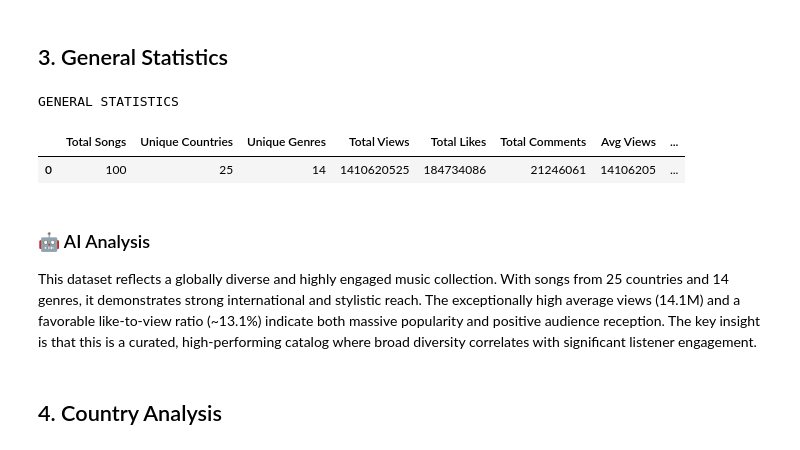
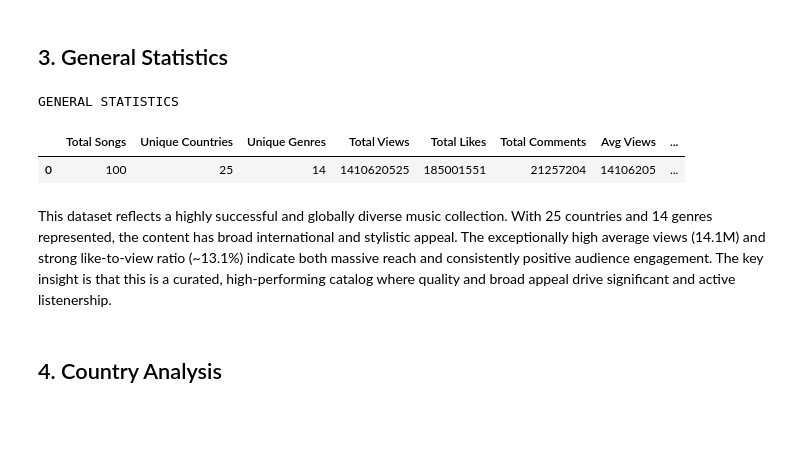
Before and after one commit to adroguetth/Music-Charts-Intelligence, a Jupyter notebook: Notebook_EN/weekly/youtube_charts_2026-W14.ipynb, the cells around one changed output. Drawn from its saved outputs; the diff is of its cells as text; code cells hidden in the pictures; blank space fills up the shorter version.

Commit message:
Weekly charts analysis - 2026-W14 [skip ci]

```diff
--- a/Notebook_EN/weekly/youtube_charts_2026-W14.ipynb
+++ b/Notebook_EN/weekly/youtube_charts_2026-W14.ipynb
@@ -102,27 +110,25 @@ df.head()
 # %%
 
 stats = pd.DataFrame({
     'Total Songs': [100],
     'Unique Countries': [25],
     'Unique Genres': [14],
     'Total Views': [1410620525],
-    'Total Likes': [184734086],
-    'Total Comments': [21246061],
+    'Total Likes': [185001551],
+    'Total Comments': [21257204],
     'Avg Views': [14106205],
-    'Avg Likes': [1847341]
+    'Avg Likes': [1850016]
 })
 
 print("GENERAL STATISTICS")
 display(stats)
 # %% [output]
 GENERAL STATISTICS
 |  | Total Songs | Unique Countries | Unique Genres | Total Views | Total Likes | Total Comments | Avg Views | ... |
-| 0 | 100 | 25 | 14 | 1410620525 | 184734086 | 21246061 | 14106205 | ... |
+| 0 | 100 | 25 | 14 | 1410620525 | 185001551 | 21257204 | 14106205 | ... |
 # %% [markdown]
 
-### 🤖 AI Analysis
-
-This dataset reflects a globally diverse and highly engaged music collection. With songs from 25 countries and 14 genres, it demonstrates strong international and stylistic reach. The exceptionally high average views (14.1M) and a favorable like-to-view ratio (~13.1%) indicate both massive popularity and positive audience reception. The key insight is that this is a curated, high-performing catalog where broad diversity correlates with significant listener engagement.
+This dataset reflects a highly successful and globally diverse music collection. With 25 countries and 14 genres represented, the content has broad international and stylistic appeal. The exceptionally high average views (14.1M) and strong like-to-view ratio (~13.1%) indicate both massive reach and consistently positive audience engagement. The key insight is that this is a curated, high-performing catalog where quality and broad appeal drive significant and active listenership.
 # %% [markdown]
 ## 4. Country Analysis
 # %% [markdown]
```
Also changed, not shown: parts of 30 cells of this notebook, 3 other files.
